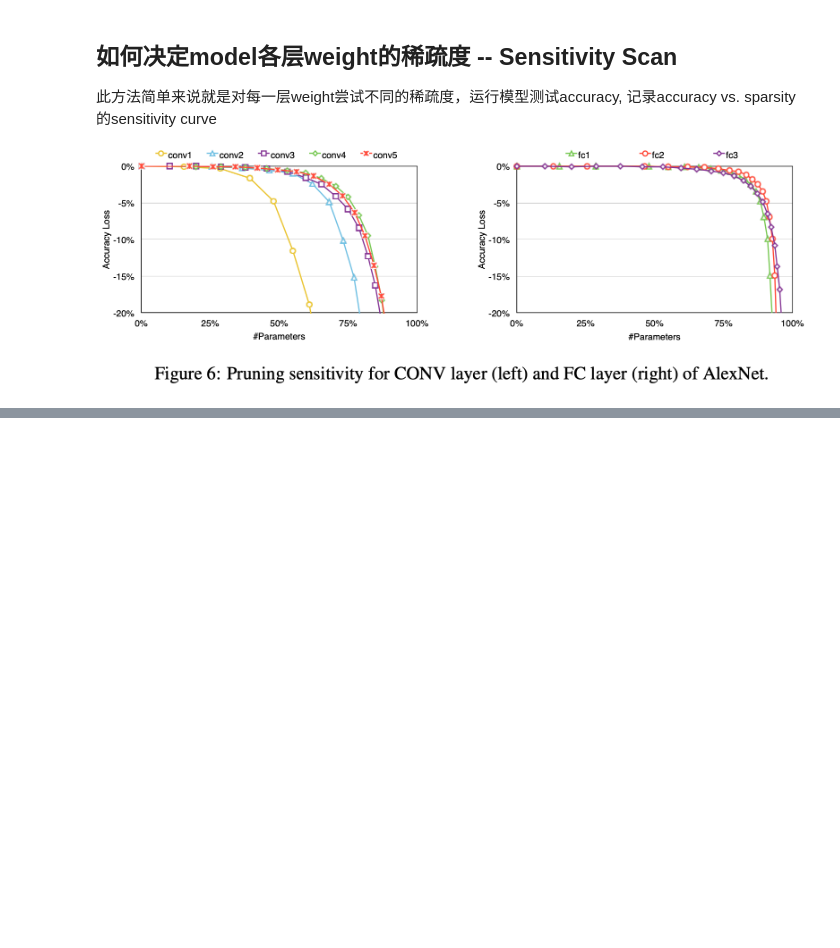
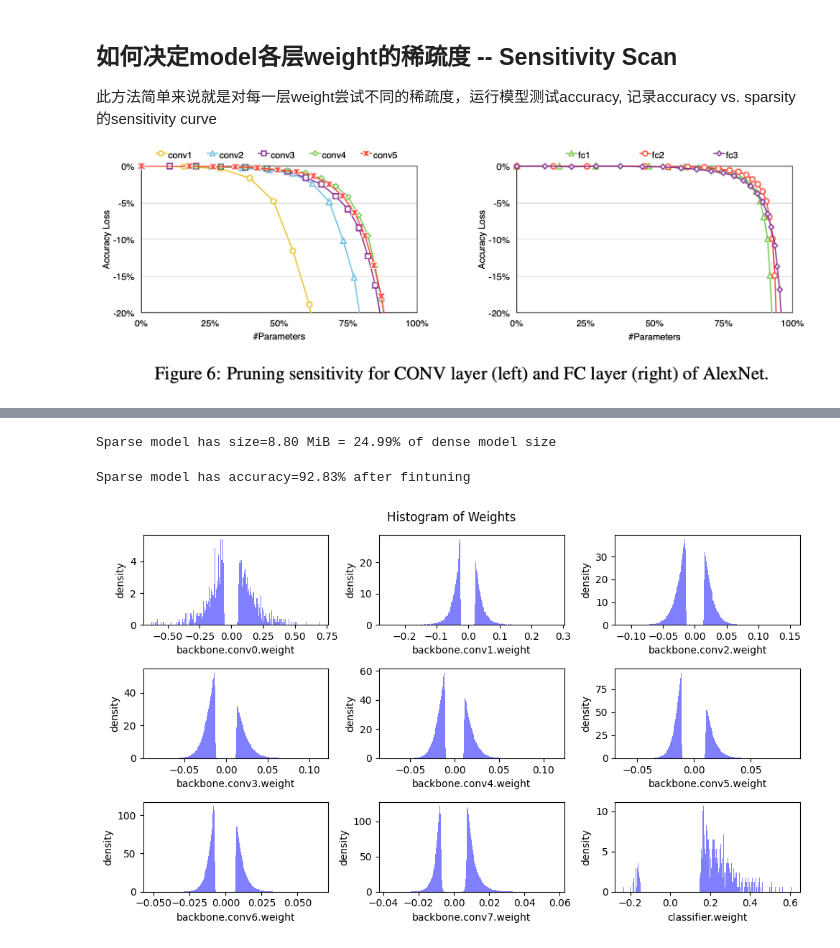
Before and after one commit to cilinmengye/Study-for-MIT6.5940_2024_TinyML-and-Efficient-Deep-Learning-Computing, a Jupyter notebook: LAB1_Pruning/main.ipynb, the cells around one changed output, grey strips where cells are left out. Cells and saved outputs as stored; diff of their text form; code cells hidden in the pictures; blank space fills up the shorter version.

```diff
--- a/LAB1_Pruning/main.ipynb
+++ b/LAB1_Pruning/main.ipynb
@@ -521,0 +691,21 @@ plot_sensitivity_scan(sparsities, accuracies, dense_model_accuracy)
+# %%
+num_finetune_epochs = 5     # 过5遍完整的数据
+optimizer = torch.optim.SGD(model.parameters(), lr=0.01, momentum=0.9, weight_decay=1e-4)
+# CosineAnnealingLR（余弦退火调度器）的作用是：让学习率按照余弦函数的曲线，随着训练轮数（Epoch）的增加而逐渐降低。作用为更新下一轮的学习率
+scheduler = torch.optim.lr_scheduler.CosineAnnealingLR(optimizer, num_finetune_epochs)
+criterion = nn.CrossEntropyLoss()
+
+best_sparse_model_checkpoint = dict()
+best_accuracy = 0
+print(f'Finetuning Fine-grained Pruned Sparse Model')
+for epoch in range(num_finetune_epochs):
+    # At the end of each train iteration, we have to apply the pruning mask
+    #    to keep the model sparse during the training
+    train(model, dataloader['train'], criterion, optimizer, scheduler,
+          callbacks=[lambda: pruner.apply(model)])
+    accuracy = evaluate(model, dataloader['test'])
+    is_best = accuracy > best_accuracy
+    if is_best:
+        best_sparse_model_checkpoint['state_dict'] = copy.deepcopy(model.state_dict())
+        best_accuracy = accuracy
+    print(f'    Epoch {epoch+1} Accuracy {accuracy:.2f}% / Best Accuracy: {best_accuracy:.2f}%')
@@ -521,0 +719,14 @@ plot_sensitivity_scan(sparsities, accuracies, dense_model_accuracy)
+# %%
+# load the best sparse model checkpoint to evaluate the final performance
+model.load_state_dict(best_sparse_model_checkpoint['state_dict'])
+sparse_model_size = get_model_size(model, count_nonzero_only=True)
+print(f"Sparse model has size={sparse_model_size / MiB:.2f} MiB = {sparse_model_size / dense_model_size * 100:.2f}% of dense model size")
+sparse_model_accuracy = evaluate(model, dataloader['test'])
+print(f"Sparse model has accuracy={sparse_model_accuracy:.2f}% after fintuning")
+# %% [output]
+Sparse model has size=8.80 MiB = 24.99% of dense model size
+Sparse model has accuracy=92.83% after fintuning
+# %%
+plot_weight_distribution(model, count_nonzero_only=True)
+# %% [output]
+[figure, added]
```
Also changed, not shown: parts of 33 cells of this notebook, 1 other file.
